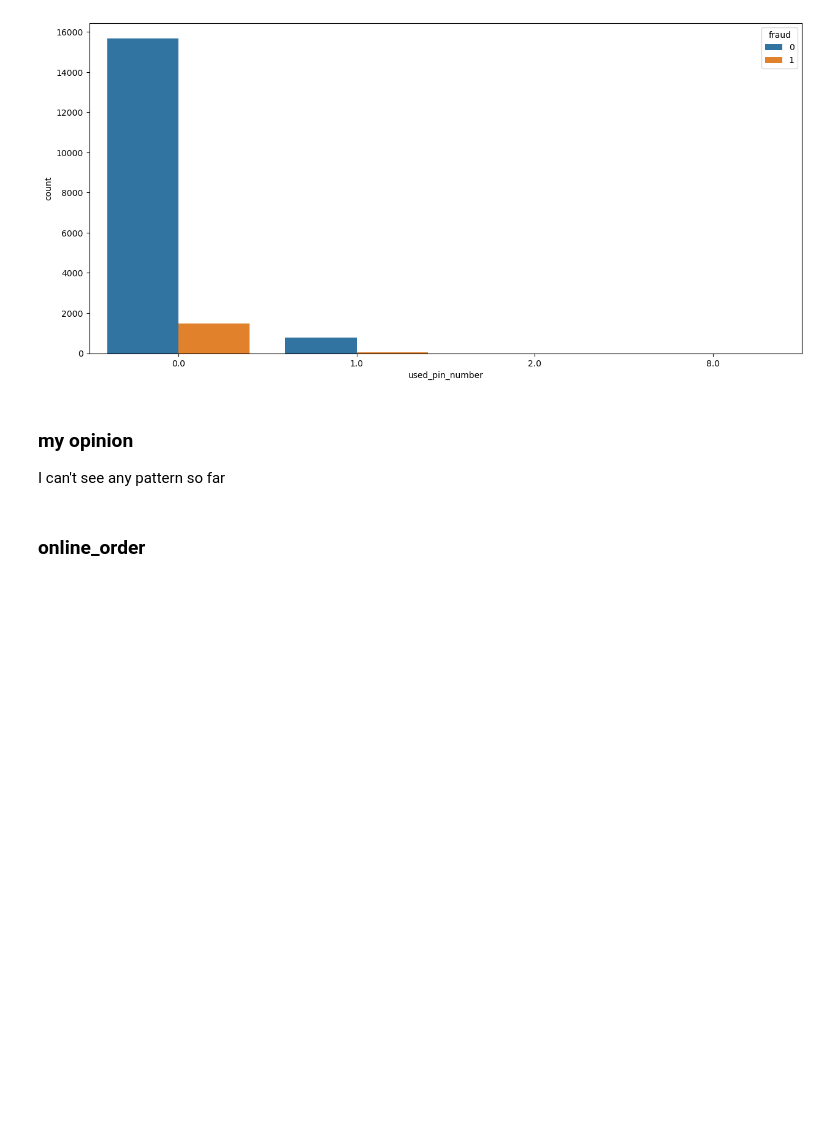
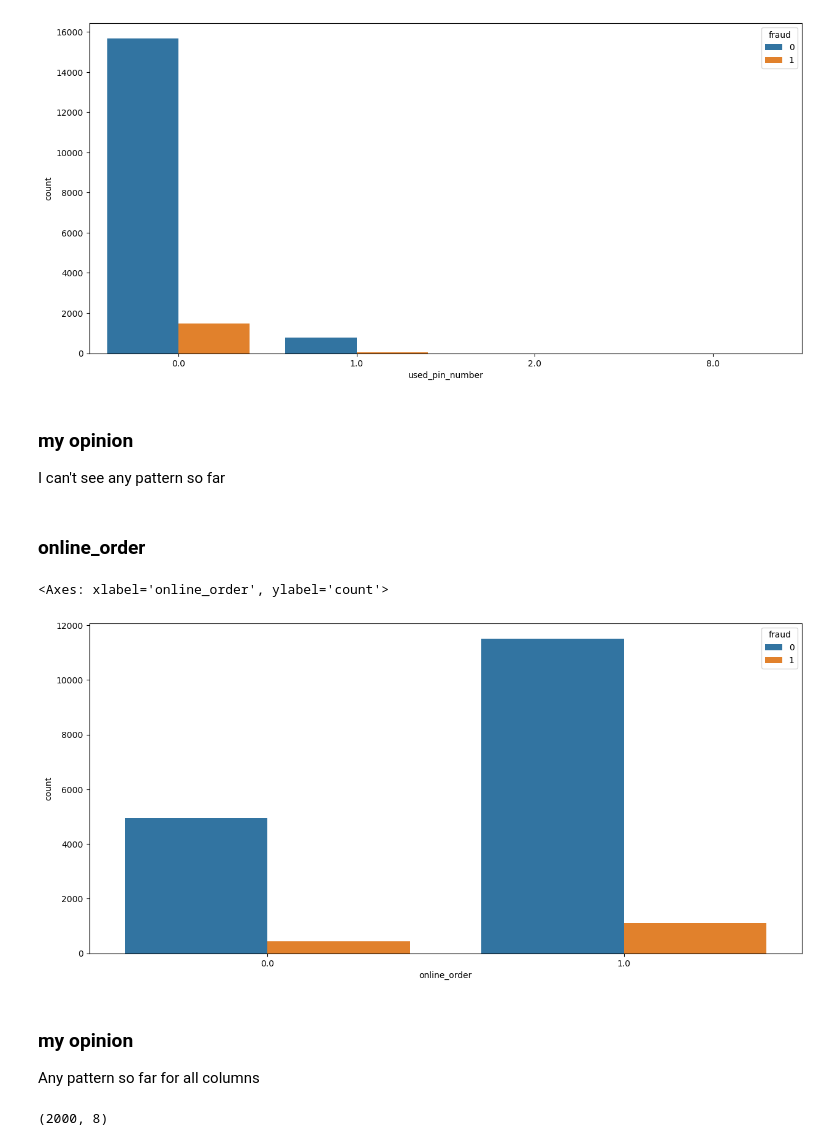
Before and after one commit to robson-quaresma/global-hack-week-detect-credit-card-fraud, a Jupyter notebook: model.ipynb, the cells around one changed output. Cells and saved outputs as stored; diff of their text form; code cells hidden in the pictures; blank space fills up the shorter version.

```diff
--- a/model.ipynb
+++ b/model.ipynb
@@ -248,11 +273,21 @@ sns.countplot(train, x="used_pin_number", hue="fraud")
 # %% [output]
 <Axes: xlabel='used_pin_number', ylabel='count'>
 [figure]
-# %% [markdown]
-### my opinion
-I can't see any pattern so far
-# %% [markdown]
-### online_order
+# %% [markdown]
+### my opinion
+I can't see any pattern so far
+# %% [markdown]
+### online_order
 # %%
 fig, ax = plt.subplots(figsize=(15,7))
-sns.countplot(train, x="online_order", )
+sns.countplot(train, x="online_order", hue="fraud")
+# %% [output]
+<Axes: xlabel='online_order', ylabel='count'>
+[figure, added]
+# %% [markdown]
+### my opinion
+Any pattern so far for all columns
+# %%
+test.shape
+# %% [output]
+(2000, 8)
```
Also changed, not shown: parts of 18 cells of this notebook.
